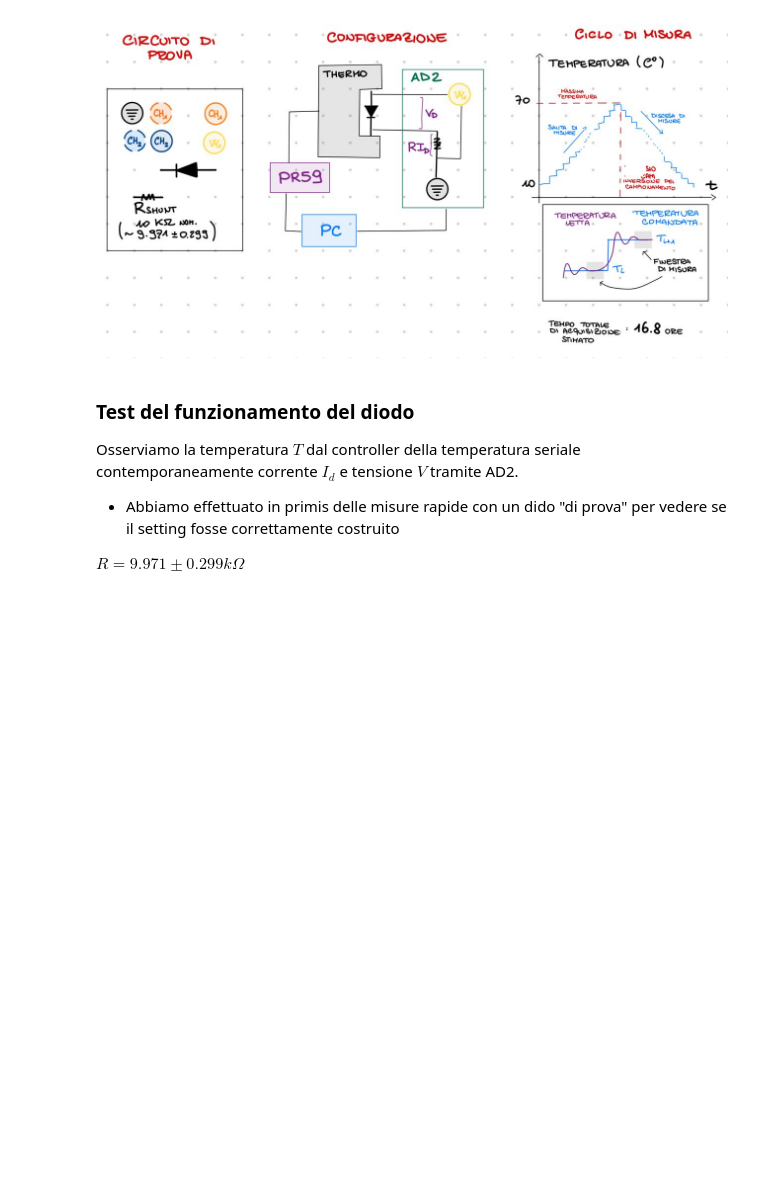
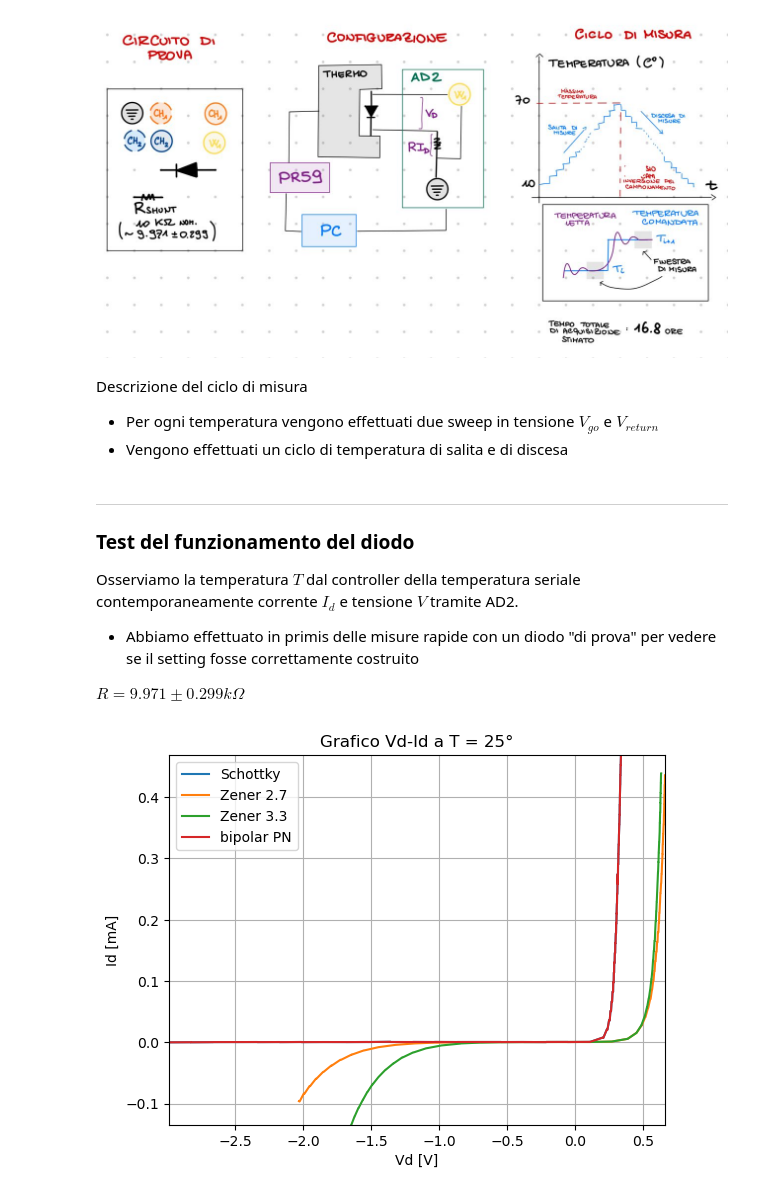
Before and after one commit to moncapiten/PID, a Jupyter notebook: logbook.ipynb, the cells around one changed output. Cells and saved outputs as stored; diff of their text form; code cells hidden in the pictures; blank space fills up the shorter version.

```diff
--- a/logbook.ipynb
+++ b/logbook.ipynb
@@ -25,11 +26,67 @@ images = [
 display(*images)
 # %% [output]
 [figure]
+# %% [markdown]
+Descrizione del ciclo di misura
+- Per ogni temperatura vengono effettuati due sweep in tensione $V_{go}$ e $V_{return}$
+- Vengono effettuati un ciclo di temperatura di salita e di discesa
 # %% [markdown]
+----
 ### Test del funzionamento del diodo
 Osserviamo la temperatura $T$ dal controller della temperatura seriale contemporaneamente corrente $I_d$ e tensione $V$ tramite AD2.
 
-- Abbiamo effettuato in primis delle misure rapide con un dido "di prova" per vedere se il setting fosse correttamente costruito
+- Abbiamo effettuato in primis delle misure rapide con un diodo "di prova" per vedere se il setting fosse correttamente costruito
 
 
 $R=9.971 \pm 0.299 k\Omega$
+# %%
+import numpy as np
+from matplotlib import pyplot as plt
+
+def U(data):
+    Vcc, Vd_Go, Vd_Return, Id_Go, Id_Return = data
+    V = np.concatenate((Vd_Go, Vd_Return))
+    I = np.concatenate((Id_Go, Id_Return))
+    idx = np.argsort(V)
+    V = V[idx]
+    I = I[idx]*1e3
+    return V,I
+
+def UU(data):
+    Td_go, Td_return, Vc, Vd_go, Vd_return, ErrVd_go, ErrVd_return, Vr_go, Vr_return, ErrVr_go, ErrVr_return, Id_go, Id_return, ErrId_go, ErrId_return = data
+    V = np.concatenate((Vd_Go, Vd_Return))
+    I = np.concatenate((Id_Go, Id_Return))
+    idx = np.argsort(V)
+    V = V[idx]
+    I = I[idx]*1e3
+    return V,I
+
+data = np.loadtxt("Data/IV-T_dependence_20250404_100546/IV_T25.00_V-1.00_5.00_0Pull_TGo.txt",unpack=True)
+V_bipolar, I_bipolar = UU(data)
+
+data = np.loadtxt("Data/Schottky.txt",unpack=True)
+V_Schottky, I_Schottky = U(data)
+
+data = np.loadtxt("Data/IV-T_dependence_20250408_110423/IV_T25.00_V-1.00_5.00_0Pull_TGo.txt",unpack=True)
+V_bipolar, I_bipolar = UU(data)
+
+data = np.loadtxt("Data/Zener2.7.txt",unpack=True)
+V_Zener27, I_Zener27 = U(data)
+
+data = np.loadtxt("Data/Zener3.3.txt",unpack=True)
+V_Zener33, I_Zener33 = U(data)
+
+# Grafico
+plt.plot(V_Schottky, I_Schottky, label="Schottky")
+plt.plot(V_Zener27, I_Zener27, label="Zener 2.7")
+plt.plot(V_Zener33, I_Zener33, label="Zener 3.3")
+plt.plot(V_bipolar, I_bipolar, label="bipolar PN")
+plt.title("Grafico Vd-Id a T = 25°")
+plt.autoscale(enable=True, axis='both', tight=True)
+plt.xlabel("Vd [V]")
+plt.ylabel("Id [mA]")
+plt.legend()
+plt.grid()
+plt.show()
+# %% [output]
+[figure, added]
```
Also changed, not shown: parts of 4 cells of this notebook, 13 other files.
